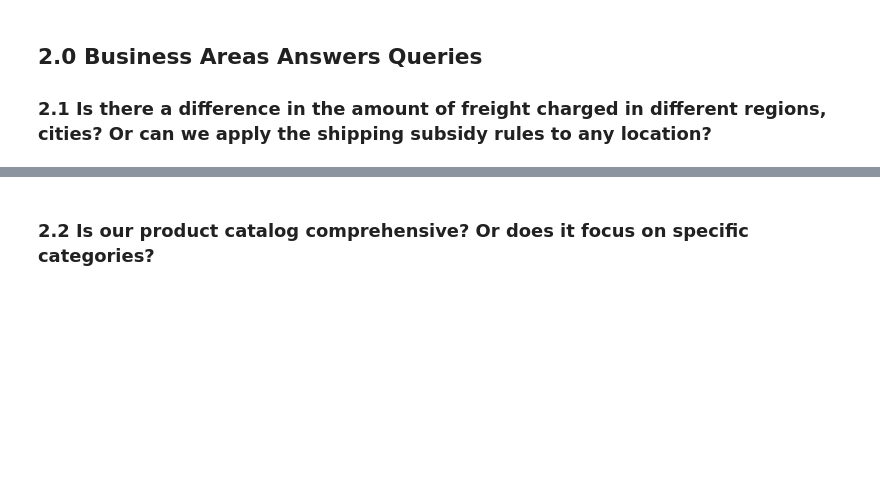
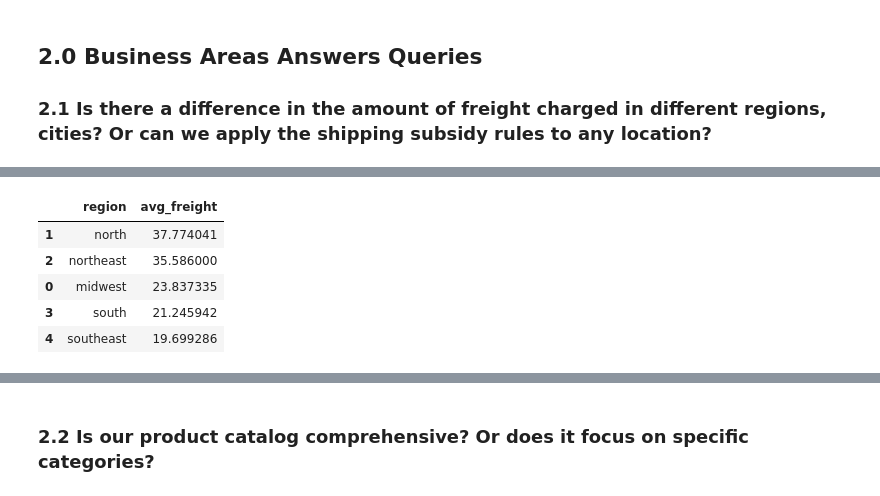
Before and after one commit to pauloreis-ds/olist, a Jupyter notebook: business_questions_insights/notebooks/1.1-pr-data-analysis-full-postgresql-challenge.ipynb, the cells around one changed output, grey strips where cells are left out. Cells and saved outputs as stored; diff of their text form; code cells hidden in the pictures; blank space fills up the shorter version.

```diff
--- a/business_questions_insights/notebooks/1.1-pr-data-analysis-full-postgresql-challenge.ipynb
+++ b/business_questions_insights/notebooks/1.1-pr-data-analysis-full-postgresql-challenge.ipynb
@@ -310,0 +358,38 @@ plt.show();
+# %%
+initial_date = date(2015, 1, 1)
+final_date = date(2019, 1, 1)
+region = 'southeast'
+avg_freight_per_region_query = f'''
+SELECT region, AVG(avg_freight) FROM (
+    SELECT *,
+        CASE
+             WHEN customer_state IN ('AM','RR','AP','PA','TO','RO','AC') THEN 'north'
+                    WHEN customer_state IN ('MA','PI','CE','RN','PE','PB','SE','AL','BA') THEN 'northeast'
+                    WHEN customer_state IN ('MT','MS','GO','DF') THEN 'midwest'
+                    WHEN customer_state IN ('SP','RJ','ES','MG') THEN 'southeast'
+                    WHEN customer_state IN ('PR','RS','SC') THEN 'south'
+                    ELSE 'unknown_region'
+                END region
+    FROM (
+        SELECT customer_state,
+               AVG(freight_value) AS avg_freight
+        FROM orders LEFT JOIN order_items ON orders.order_id = order_items.order_id
+                    LEFT JOIN customers ON orders.customer_id = customers.customer_id
+        WHERE order_purchase_timestamp BETWEEN date('{initial_date}') AND date('{final_date}')
+        GROUP BY customer_state
+        ) AS states_sales
+) AS regional_sales
+GROUP BY regional_sales.region
+'''
+
+avg_freight_per_region = to_pandas(bd_execute(avg_freight_per_region_query),
+                                    ['region', 'avg_freight']).\
+                                    sort_values(['avg_freight'], ascending=False)
+avg_freight_per_region.head(5)
+# %% [output]
+|  | region | avg_freight |
+| 1 | north | 37.774041 |
+| 2 | northeast | 35.586000 |
+| 0 | midwest | 23.837335 |
+| 3 | south | 21.245942 |
+| 4 | southeast | 19.699286 |
```
Also changed, not shown: parts of 6 cells of this notebook, 2 other files.
